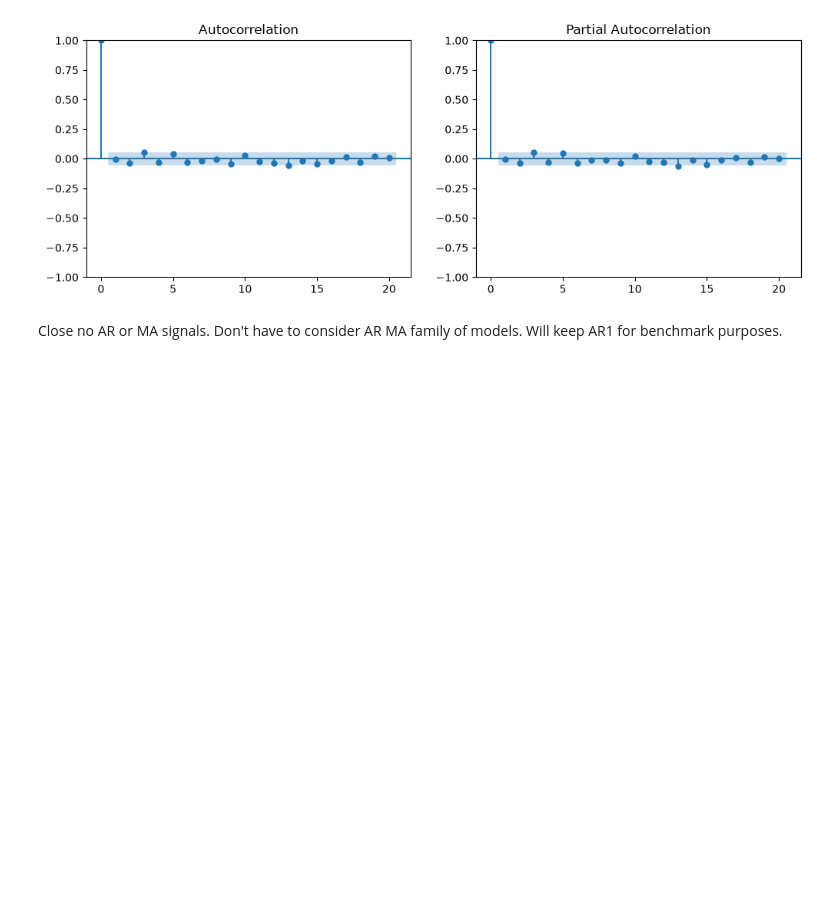
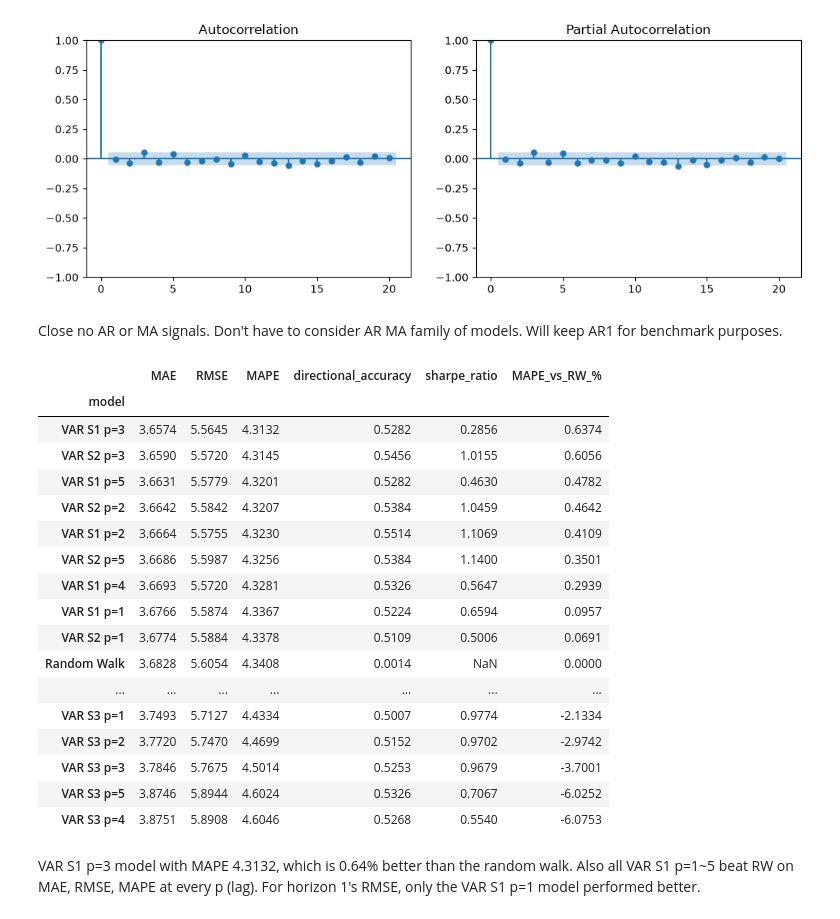
Before and after one commit to airrehn/Sample-Taxed, a Jupyter notebook: notebooks/aa_forecast5.ipynb, the cells around one changed output. Drawn from its saved outputs; the diff is of its cells as text; code cells hidden in the pictures; blank space fills up the shorter version.

```diff
--- a/notebooks/aa_forecast5.ipynb
+++ b/notebooks/aa_forecast5.ipynb
@@ -25,3 +25,67 @@ plt.show()
 [figure]
 # %% [markdown]
 Close no AR or MA signals. Don't have to consider AR MA family of models. Will keep AR1 for benchmark purposes.
+# %%
+import sys
+sys.path.append("..")
+import numpy as np
+import pandas as pd
+from src.data import load_dataset
+from src.backtest import walk_forward
+from src.models import random_walk_forecast, historical_mean_forecast, ar1_forecast, var_forecast
+from src.metrics import compare_models
+
+data = load_dataset()
+PRICES = ["brent_spot", "wti", "usd", "sp500"]
+INDICES = ["vix", "ovx", "epu", "gpr"]
+
+X = pd.DataFrame(index=data.index)
+for col in PRICES:
+    X[col] = np.log(data[col]).diff()
+for col in INDICES:
+    X[col] = np.log(data[col])
+X = X.dropna()
+
+df_var = X.rename(columns={"brent_spot": "log_return"})
+df_var["brent_spot"] = data["brent_spot"]
+# %%
+STAGES = {
+    "S1": ["log_return", "wti", "sp500"],
+    "S2": ["log_return", "wti", "sp500", "usd", "vix"],
+    "S3": ["log_return", "wti", "sp500", "usd", "vix", "epu", "ovx"],
+}
+val_args = dict(horizon=5, start_date="2024-01-01", end_date="2026-09-30", target_end_date="2026-09-30")
+
+results = {
+    "Random Walk": walk_forward(df_var, forecast_funct=random_walk_forecast, **val_args),
+    "Historical Mean": walk_forward(df_var, forecast_funct=historical_mean_forecast, lookback=3000, **val_args),
+    "AR(1)": walk_forward(df_var, forecast_funct=ar1_forecast, lookback=3000, **val_args),
+}
+for stage, cols in STAGES.items():
+    for p in range(1, 6):
+        results[f"VAR {stage} p={p}"] = walk_forward(df_var, forecast_funct=var_forecast, cols=cols, lags=p, **val_args)
+# %%
+table = compare_models(results, horizon = 5)[["MAE", "RMSE", "MAPE", "directional_accuracy", "sharpe_ratio"]]
+table["MAPE_vs_RW_%"] = (1 - table["MAPE"] / table.loc["Random Walk", "MAPE"]) * 100   # positive = better than RW
+table.round(4).sort_values("MAPE")
+# %% [output]
+|  | MAE | RMSE | MAPE | directional_accuracy | sharpe_ratio | MAPE_vs_RW_% |
+| model |  |  |  |  |  |  |
+| VAR S1 p=3 | 3.6574 | 5.5645 | 4.3132 | 0.5282 | 0.2856 | 0.6374 |
+| VAR S2 p=3 | 3.6590 | 5.5720 | 4.3145 | 0.5456 | 1.0155 | 0.6056 |
+| VAR S1 p=5 | 3.6631 | 5.5779 | 4.3201 | 0.5282 | 0.4630 | 0.4782 |
+| VAR S2 p=2 | 3.6642 | 5.5842 | 4.3207 | 0.5384 | 1.0459 | 0.4642 |
+| VAR S1 p=2 | 3.6664 | 5.5755 | 4.3230 | 0.5514 | 1.1069 | 0.4109 |
+| VAR S2 p=5 | 3.6686 | 5.5987 | 4.3256 | 0.5384 | 1.1400 | 0.3501 |
+| VAR S1 p=4 | 3.6693 | 5.5720 | 4.3281 | 0.5326 | 0.5647 | 0.2939 |
+| VAR S1 p=1 | 3.6766 | 5.5874 | 4.3367 | 0.5224 | 0.6594 | 0.0957 |
+| VAR S2 p=1 | 3.6774 | 5.5884 | 4.3378 | 0.5109 | 0.5006 | 0.0691 |
+| Random Walk | 3.6828 | 5.6054 | 4.3408 | 0.0014 | NaN | 0.0000 |
+| ... | ... | ... | ... | ... | ... | ... |
+| VAR S3 p=1 | 3.7493 | 5.7127 | 4.4334 | 0.5007 | 0.9774 | -2.1334 |
+| VAR S3 p=2 | 3.7720 | 5.7470 | 4.4699 | 0.5152 | 0.9702 | -2.9742 |
+| VAR S3 p=3 | 3.7846 | 5.7675 | 4.5014 | 0.5253 | 0.9679 | -3.7001 |
+| VAR S3 p=5 | 3.8746 | 5.8944 | 4.6024 | 0.5326 | 0.7067 | -6.0252 |
+| VAR S3 p=4 | 3.8751 | 5.8908 | 4.6046 | 0.5268 | 0.5540 | -6.0753 |
+# %% [markdown]
+VAR S1 p=3 model with MAPE 4.3132, which is 0.64% better than the random walk. Also all VAR S1 p=1~5 beat RW on MAE, RMSE, MAPE at every p (lag). For horizon 1's RMSE, only the VAR S1 p=1 model performed better.
```
Also changed, not shown: 5 other files.
